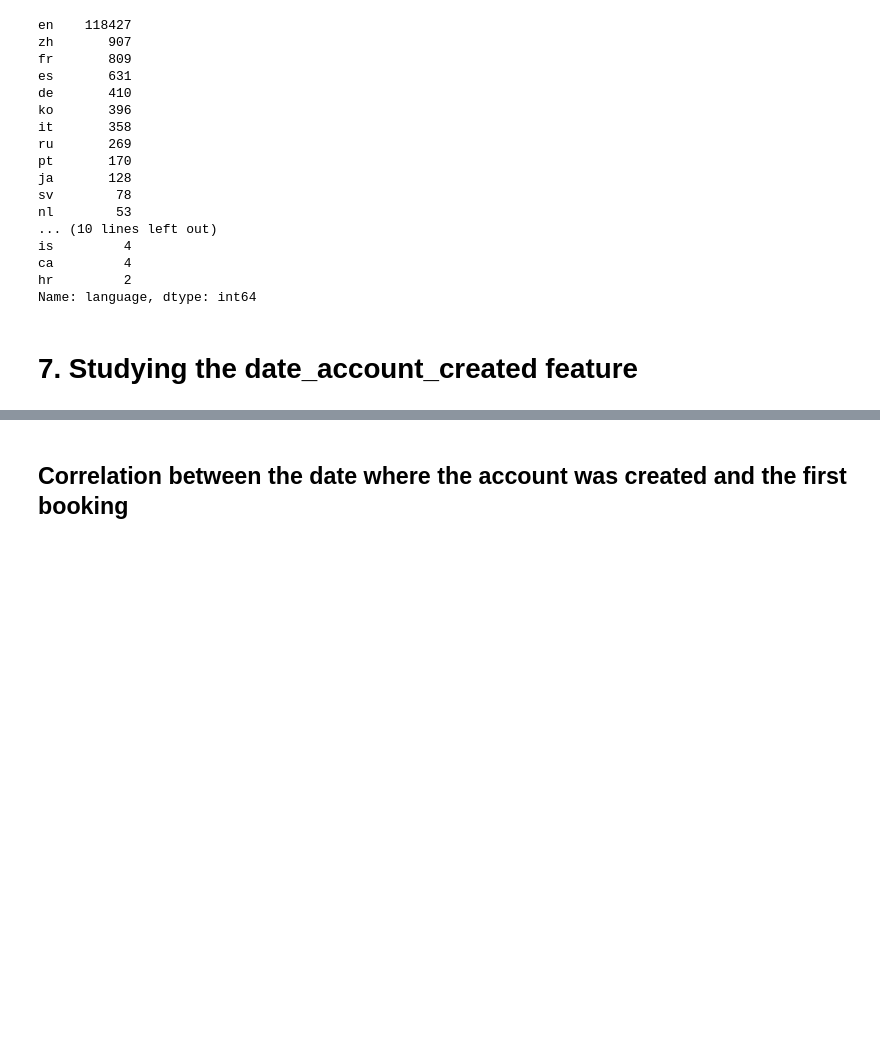
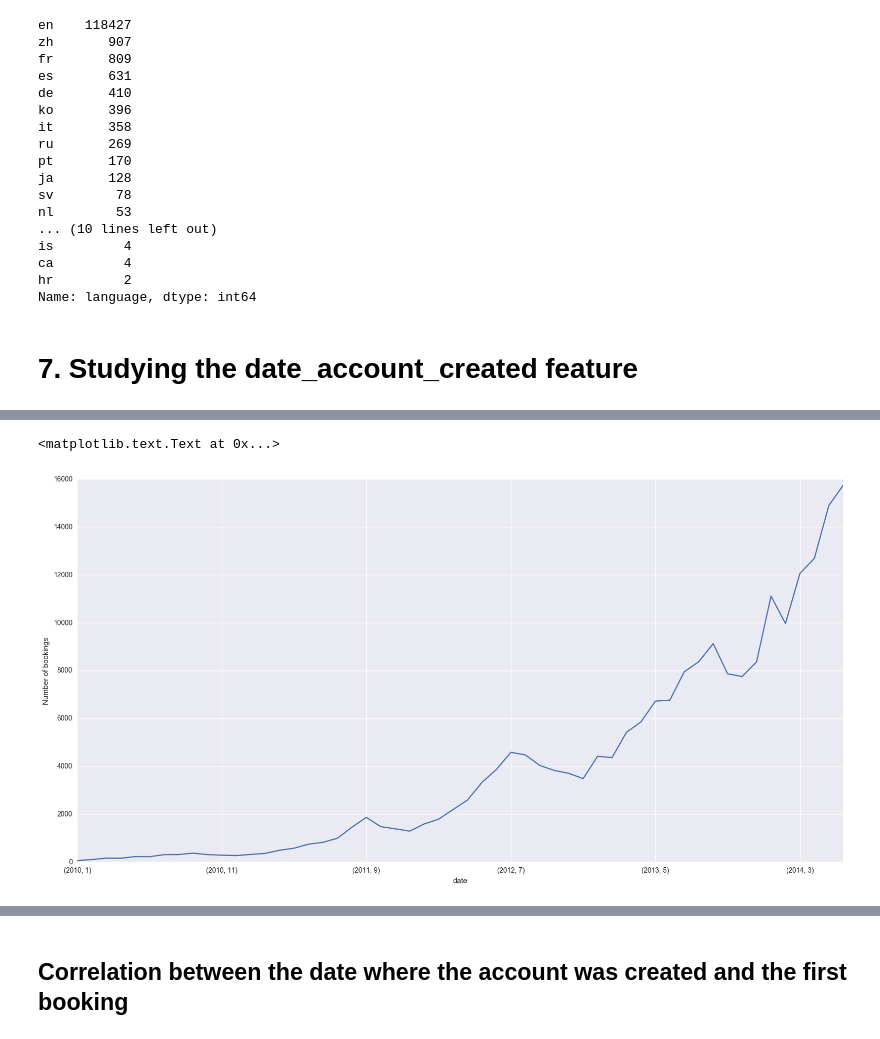
Before and after one commit to mgelsm/Airbnb_predictions, a Jupyter notebook: 1. Preprocessing train_user.ipynb, the cells around one changed output, grey strips where cells are left out. Cells and saved outputs as stored; diff of their text form; code cells hidden in the pictures; blank space fills up the shorter version.

Commit message:
re-update date account created study

```diff
--- a/1. Preprocessing train_user.ipynb
+++ b/1. Preprocessing train_user.ipynb
@@ -266,0 +267,7 @@ plt.ylabel('Number of bookings')
+# %%
+df.id.groupby([df.date_account_created.dt.year, df.date_account_created.dt.month]).count().plot(kind="line",figsize=(20,10))
+plt.xlabel('date')
+plt.ylabel('Number of bookings')
+# %% [output]
+<matplotlib.text.Text at 0x...>
+[figure, added]
```
Also changed, not shown: parts of 6 cells of this notebook.
